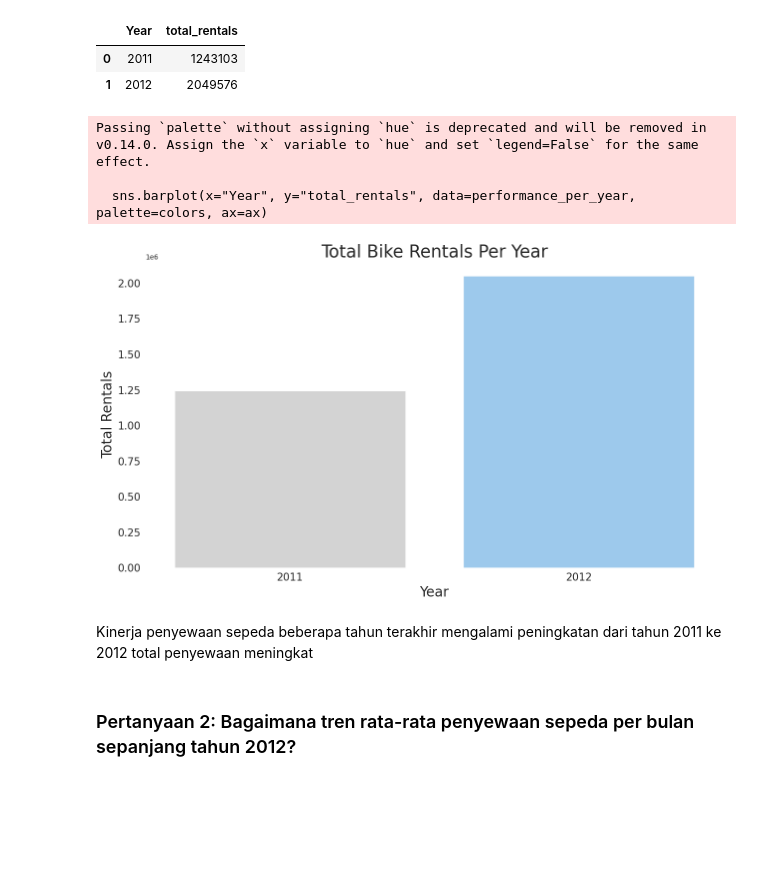
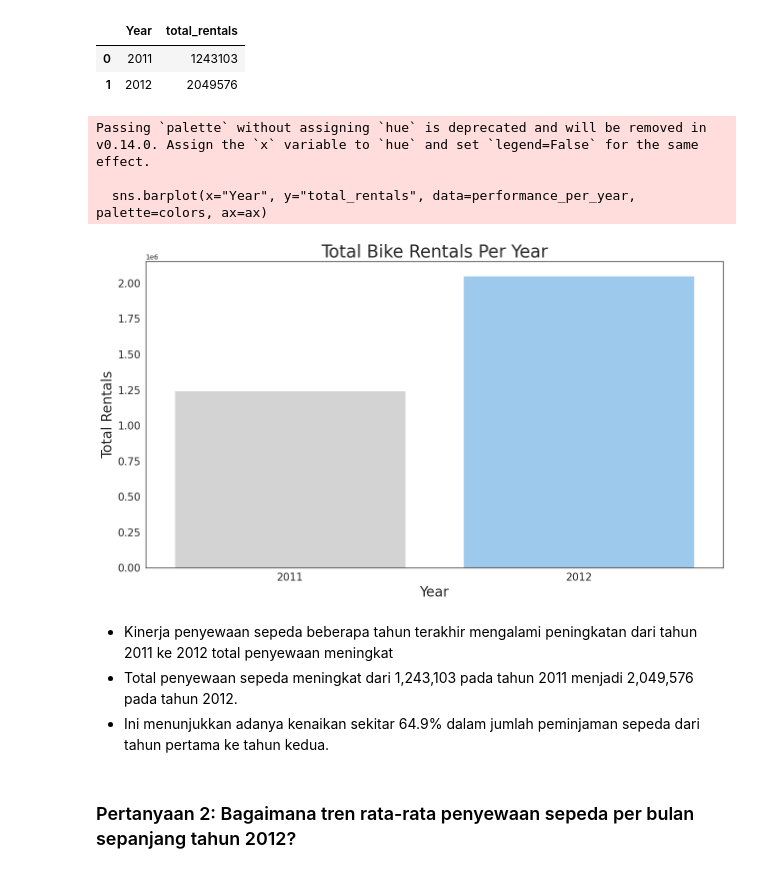
Before and after one commit to makiatulmsyr17/submission, a Jupyter notebook: notebook.ipynb, the cells around one changed output. Drawn from its saved outputs; the diff is of its cells as text; code cells hidden in the pictures; blank space fills up the shorter version.

```diff
--- a/notebook.ipynb
+++ b/notebook.ipynb
@@ -606,43 +620,43 @@ performance_per_year
 | 0 | 2011 | 1243103 |
 | 1 | 2012 | 2049576 |
 # %%
-# Use a style with no background
+# Gunakan style dengan latar belakang putih
 sns.set_style("white")
-
-
-# Determine the year with the highest rentals
+# Tentukan tahun dengan penyewaan tertinggi
 max_year = performance_per_year.loc[performance_per_year["total_rentals"].idxmax(), "Year"]
 
-# Define colors: the year with the highest rentals will have a different color
+# Tentukan warna: tahun dengan penyewaan tertinggi biru, lainnya abu-abu
 colors = ["#90CAF9" if year == max_year else "#D3D3D3" for year in performance_per_year["Year"]]
 
-# Create figure and axis
+# Membuat figure dan axis
 fig, ax = plt.subplots(figsize=(15, 8))
 
-# Create a barplot for total rentals per year
+# Membuat barplot untuk total penyewaan per tahun
 sns.barplot(x="Year", y="total_rentals", data=performance_per_year, palette=colors, ax=ax)
 
-# Remove background and borders
-ax.set_facecolor("white")
+# Menampilkan kembali garis pinggir (spines)
 for spine in ax.spines.values():
-    spine.set_visible(False)
+    spine.set_visible(True)
+    spine.set_linewidth(1)  # Atur ketebalan garis jika perlu
 
-# Set labels and title
+# Menambahkan label dan judul
 ax.set_ylabel("Total Rentals", fontsize=20)
 ax.set_xlabel("Year", fontsize=20)
 ax.set_title("Total Bike Rentals Per Year", fontsize=25)
 ax.tick_params(axis='y', labelsize=15)
 ax.tick_params(axis='x', labelsize=15)
 
-# Display the plot
+# Menampilkan grafik
 plt.show()
 # %% [output]
 Passing `palette` without assigning `hue` is deprecated and will be removed in v0.14.0. Assign the `x` variable to `hue` and set `legend=False` for the same effect.
 
   sns.barplot(x="Year", y="total_rentals", data=performance_per_year, palette=colors, ax=ax)
-[figure, old version]
+[figure, new version]
-# %% [markdown]
-Kinerja penyewaan sepeda beberapa tahun terakhir mengalami peningkatan dari tahun 2011 ke 2012 total penyewaan meningkat
+# %% [markdown]
+- Kinerja penyewaan sepeda beberapa tahun terakhir mengalami peningkatan dari tahun 2011 ke 2012 total penyewaan meningkat
+- Total penyewaan sepeda meningkat dari 1,243,103 pada tahun 2011 menjadi 2,049,576 pada tahun 2012.
+- Ini menunjukkan adanya kenaikan sekitar 64.9% dalam jumlah peminjaman sepeda dari tahun pertama ke tahun kedua.
 # %% [markdown]
 ### Pertanyaan 2: Bagaimana tren rata-rata penyewaan sepeda per bulan sepanjang tahun 2012?
 # %%
```
Also changed, not shown: parts of 34 cells of this notebook, 1 other file.
